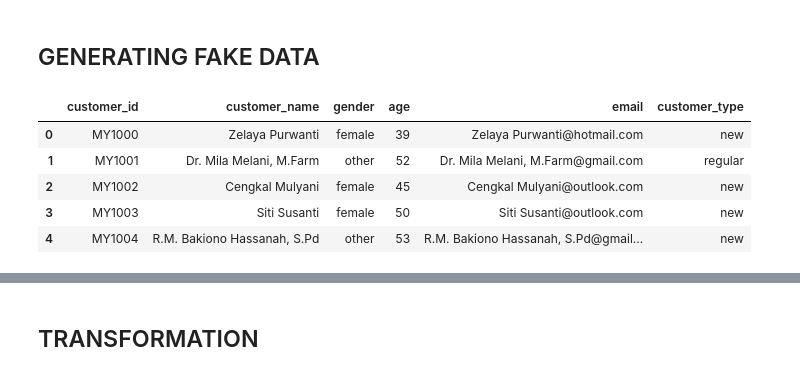
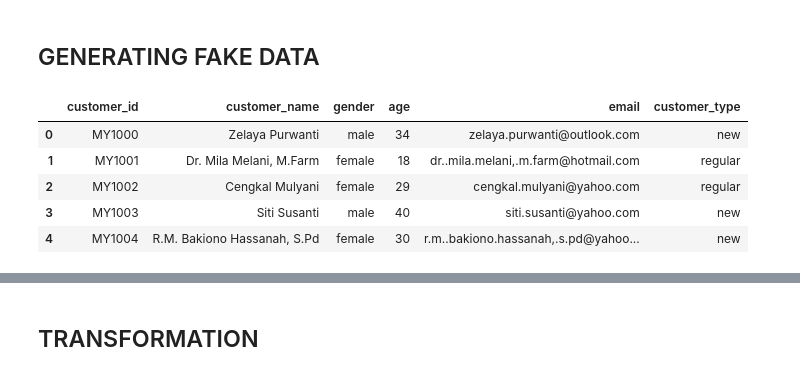
Before and after one commit to nasrulkhair/Full-Project, a Jupyter notebook: PPNJ/data.ipynb, the cells around one changed output, grey strips where cells are left out. Saved outputs shown, nothing was run; the diff lists cells and outputs as text; code cells hidden in the pictures.

```diff
--- a/PPNJ/data.ipynb
+++ b/PPNJ/data.ipynb
@@ -1,7 +1,6 @@
 # %% [markdown]
 ## GENERATING FAKE DATA
 # %%
-from matplotlib.pylab import rand
 import pandas as pd
 import numpy as np
 import matplotlib.pyplot as plt
@@ -11,44 +10,68 @@ import random
 
 fake = Faker('id_ID') #clone of indonesian locale
 random.seed(11)
 fake.seed_instance(11)
 
 # target number of rows
 n_records = 1234
 
 package_type = ['solo', 'family', 'honeymoon', 'group']
 months = pd.date_range(start='2023-01-01', periods=12, freq='M').strftime('%Y-%m').tolist()
 gender = ['male', 'female', 'other']
 customer_type = ['regular', 'new']
+domains = ['gmail.com', 'yahoo.com', 'hotmail.com', 'outlook.com']
 
+# Weighted probabilities
+gender_weights = [0.48, 0.48, 0.04]
+customer_type_weights = [0.7, 0.3]
 
-# function to generate random email based on name
+# Function to generate realistic age (skewed toward 25–45)
+def generate_age():
+    age = int(np.random.normal(loc=35, scale=10))
+    return max(18, min(age, 70))  # clamp between 18 and 70
+
+# Function to generate random name based on gender
+def generate_name(g):
+    if g == 'male':
+        return fake.name_male()
+    elif g == 'female':
+        return fake.name_female()
+    else:
+        return fake.name()
+
+# Function to generate email with occasional missing or typo
 def generate_email(name):
-    name = name
-    domains =  ['gmail.com', 'yahoo.com', 'hotmail.com', 'outlook.com']
+    if random.random() < 0.03:
+        return None  # 3% chance of missing email
     domain = random.choice(domains)
-    return f"{name}@{domain}"
+    email_base = name.lower().replace(' ', '.')
+    if random.random() < 0.05:
+        email_base = email_base.replace('a', '@').replace('o', '0')  # 5% chance of typo
+    return f"{email_base}@{domain}"
+
+# Generate gender first
+genders = random.choices(gender, weights=gender_weights, k=n_records)
 
 # Generate random data - 1st table: customer data
-customer_names = [fake.name() for _ in range(n_records)]
+customer_names = [generate_name(g) for g in genders]
 
 # id, name, gender, age, nationality, email, customer_type
 customer_data = {
     'customer_id': [f"MY{1000 + i}" for i in range(n_records)],
     'customer_name': customer_names,
-    'gender': [random.choice(gender) for _ in range(n_records)],
-    'age': [fake.random_int(min=18, max=70) for _ in range(n_records)],
+    'gender': genders,
+    'age': [generate_age() for _ in range(n_records)],
     'email': [generate_email(name) for name in customer_names],
-    'customer_type': [random.choice(customer_type) for _ in range(n_records)]
+    'customer_type': random.choices(customer_type, weights=customer_type_weights, k=n_records)
 }
 
 customers = pd.DataFrame(customer_data)
 customers.head()
 # %% [output]
 |  | customer_id | customer_name | gender | age | email | customer_type |
-| 0 | MY1000 | Zelaya Purwanti | female | 39 | Zelaya Purwanti@hotmail.com | new |
-| 1 | MY1001 | Dr. Mila Melani, M.Farm | other | 52 | Dr. Mila Melani, M.Farm@gmail.com | regular |
-| 2 | MY1002 | Cengkal Mulyani | female | 45 | Cengkal Mulyani@outlook.com | new |
-| 3 | MY1003 | Siti Susanti | female | 50 | Siti Susanti@outlook.com | new |
-| 4 | MY1004 | R.M. Bakiono Hassanah, S.Pd | other | 53 | R.M. Bakiono Hassanah, S.Pd@gmail... | new |
+| 0 | MY1000 | Zelaya Purwanti | male | 34 | zelaya.purwanti@outlook.com | new |
+| 1 | MY1001 | Dr. Mila Melani, M.Farm | female | 18 | dr..mila.melani,.m.farm@hotmail.com | regular |
+| 2 | MY1002 | Cengkal Mulyani | female | 29 | cengkal.mulyani@yahoo.com | regular |
+| 3 | MY1003 | Siti Susanti | male | 40 | siti.susanti@yahoo.com | new |
+| 4 | MY1004 | R.M. Bakiono Hassanah, S.Pd | female | 30 | r.m..bakiono.hassanah,.s.pd@yahoo... | new |
 # %%
```
Also changed, not shown: parts of 7 cells of this notebook, 8 other files.
